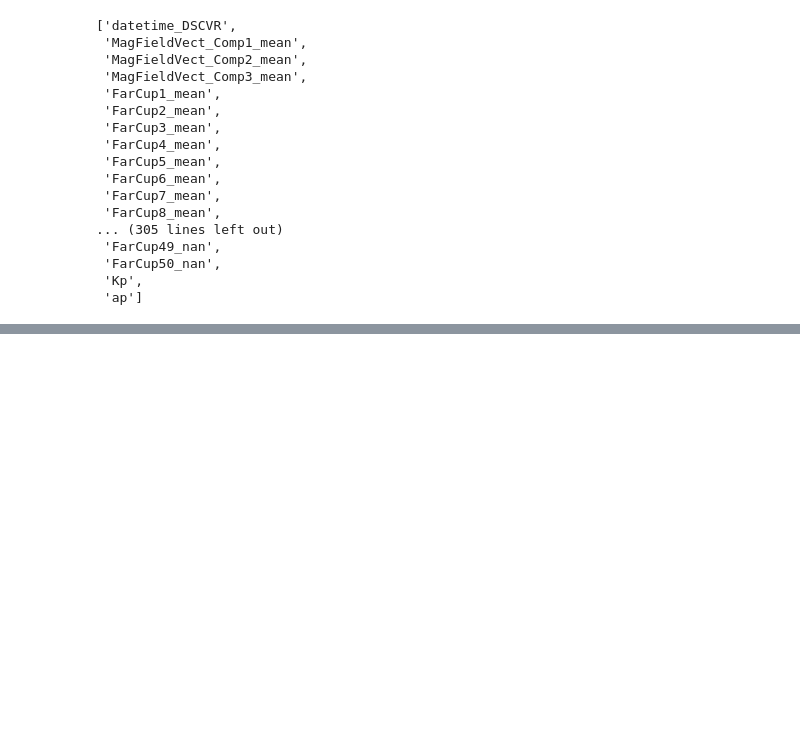
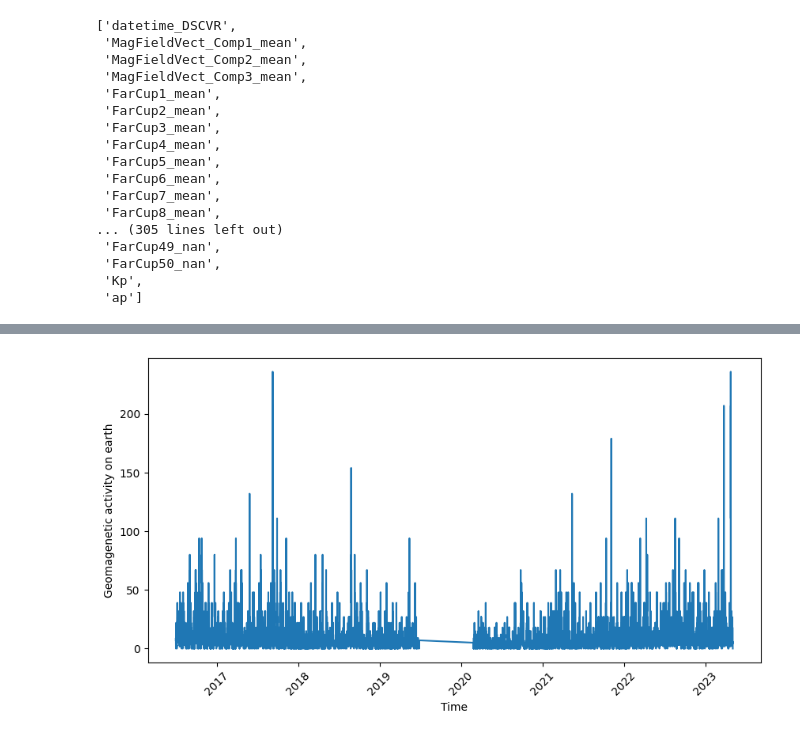
Before and after one commit to fonsofhervella/spaceapps_datathon, a Jupyter notebook: eda.ipynb, the cells around one changed output, grey strips where cells are left out. Cells and saved outputs as stored; diff of their text form; code cells hidden in the pictures; blank space fills up the shorter version.

```diff
--- a/eda.ipynb
+++ b/eda.ipynb
@@ -89,0 +183,15 @@ missing_values
+# %%
+# Plot time series data of ap (geomagnetic activity on earth) putting datetime on x-axis and mean value of each component on y-axis
+
+#plotting the data
+plt.figure(figsize=(10,5))
+
+plt.plot(df['datetime_DSCVR'], df['ap'])
+#allow overlap of x-axis labels
+plt.xticks(rotation=45)
+
+plt.xlabel('Time')
+plt.ylabel('Geomagenetic activity on earth')
+plt.show()
+# %% [output]
+[figure, added]
```
Also changed, not shown: parts of 16 cells of this notebook.
